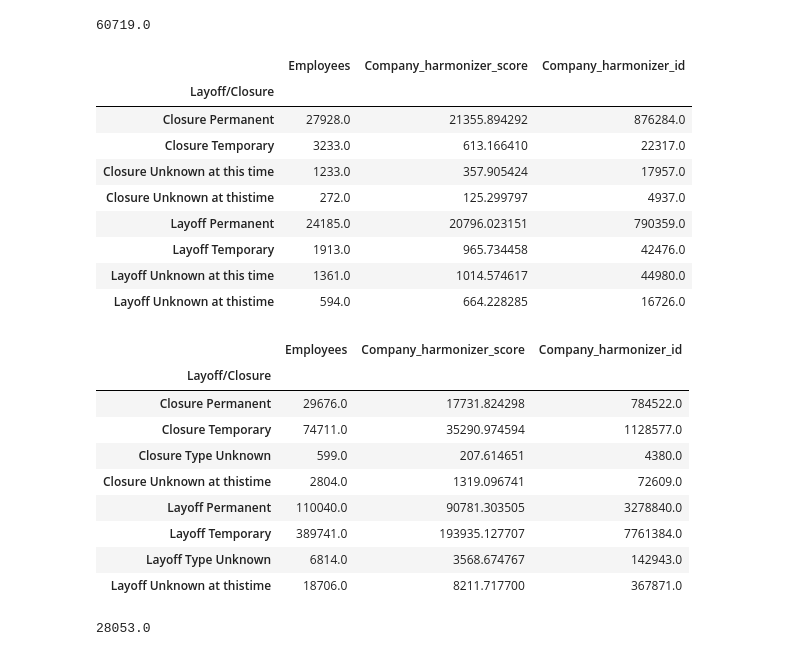
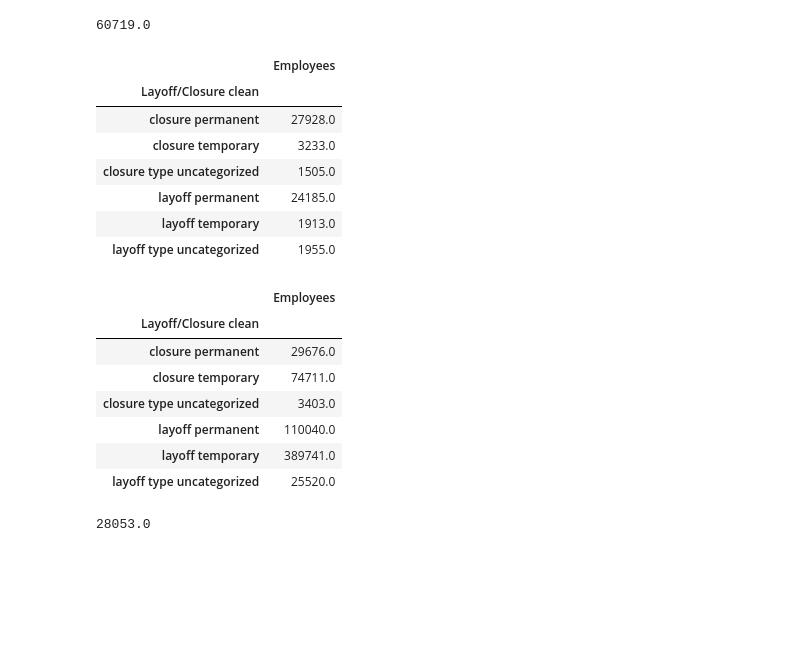
Before and after one commit to biglocalnews/WARN_Cali_analysis, a Jupyter notebook: notebooks/warn_analysis.ipynb, the cells around one changed output. Drawn from its saved outputs; the diff is of its cells as text; code cells hidden in the pictures; blank space fills up the shorter version.

```diff
--- a/notebooks/warn_analysis.ipynb
+++ b/notebooks/warn_analysis.ipynb
@@ -68,37 +68,33 @@ layoffs_closures_20['Employees'].sum()
 # %%
 ## Figures for closures/layoffs in 2019
 
-figures_2019 = cali_2019_info.groupby(['Layoff/Closure']).sum()
+figures_2019 = cali_2019_info.groupby(['Layoff/Closure clean']).sum()
 figures_2019.reset_index()
-figures_2019.drop(columns=['Year','Population'])
+figures_2019.drop(columns=['Year','Population', 'Company_harmonizer_score', 'Company_harmonizer_id'])
 # %% [output]
-|  | Employees | Company_harmonizer_score | Company_harmonizer_id |
-| Layoff/Closure |  |  |  |
-| Closure Permanent | 27928.0 | 21355.894292 | 876284.0 |
-| Closure Temporary | 3233.0 | 613.166410 | 22317.0 |
-| Closure Unknown at this time | 1233.0 | 357.905424 | 17957.0 |
-| Closure Unknown at thistime | 272.0 | 125.299797 | 4937.0 |
-| Layoff Permanent | 24185.0 | 20796.023151 | 790359.0 |
-| Layoff Temporary | 1913.0 | 965.734458 | 42476.0 |
-| Layoff Unknown at this time | 1361.0 | 1014.574617 | 44980.0 |
-| Layoff Unknown at thistime | 594.0 | 664.228285 | 16726.0 |
+|  | Employees |
+| Layoff/Closure clean |  |
+| closure permanent | 27928.0 |
+| closure temporary | 3233.0 |
+| closure type uncategorized | 1505.0 |
+| layoff permanent | 24185.0 |
+| layoff temporary | 1913.0 |
+| layoff type uncategorized | 1955.0 |
 # %%
 ## Figures for closures/layoffs in 2020
 
-figures_2020 = cali_2020_info.groupby(['Layoff/Closure']).sum()
+figures_2020 = cali_2020_info.groupby(['Layoff/Closure clean']).sum()
 figures_2020.reset_index()
-figures_2020.drop(columns=['Year','Population'])
+figures_2020.drop(columns=['Year','Population','Company_harmonizer_score', 'Company_harmonizer_id'])
 # %% [output]
-|  | Employees | Company_harmonizer_score | Company_harmonizer_id |
-| Layoff/Closure |  |  |  |
-| Closure Permanent | 29676.0 | 17731.824298 | 784522.0 |
-| Closure Temporary | 74711.0 | 35290.974594 | 1128577.0 |
-| Closure Type Unknown | 599.0 | 207.614651 | 4380.0 |
-| Closure Unknown at thistime | 2804.0 | 1319.096741 | 72609.0 |
-| Layoff Permanent | 110040.0 | 90781.303505 | 3278840.0 |
-| Layoff Temporary | 389741.0 | 193935.127707 | 7761384.0 |
-| Layoff Type Unknown | 6814.0 | 3568.674767 | 142943.0 |
-| Layoff Unknown at thistime | 18706.0 | 8211.717700 | 367871.0 |
+|  | Employees |
+| Layoff/Closure clean |  |
+| closure permanent | 29676.0 |
+| closure temporary | 74711.0 |
+| closure type uncategorized | 3403.0 |
+| layoff permanent | 110040.0 |
+| layoff temporary | 389741.0 |
+| layoff type uncategorized | 25520.0 |
 # %%
 layoffs = ['layoff permanent', 'layoff temporary', 'layoff type uncategorized']
 closures = ['closure permanent', 'closure temporary', 'closure type uncategorized']
```
